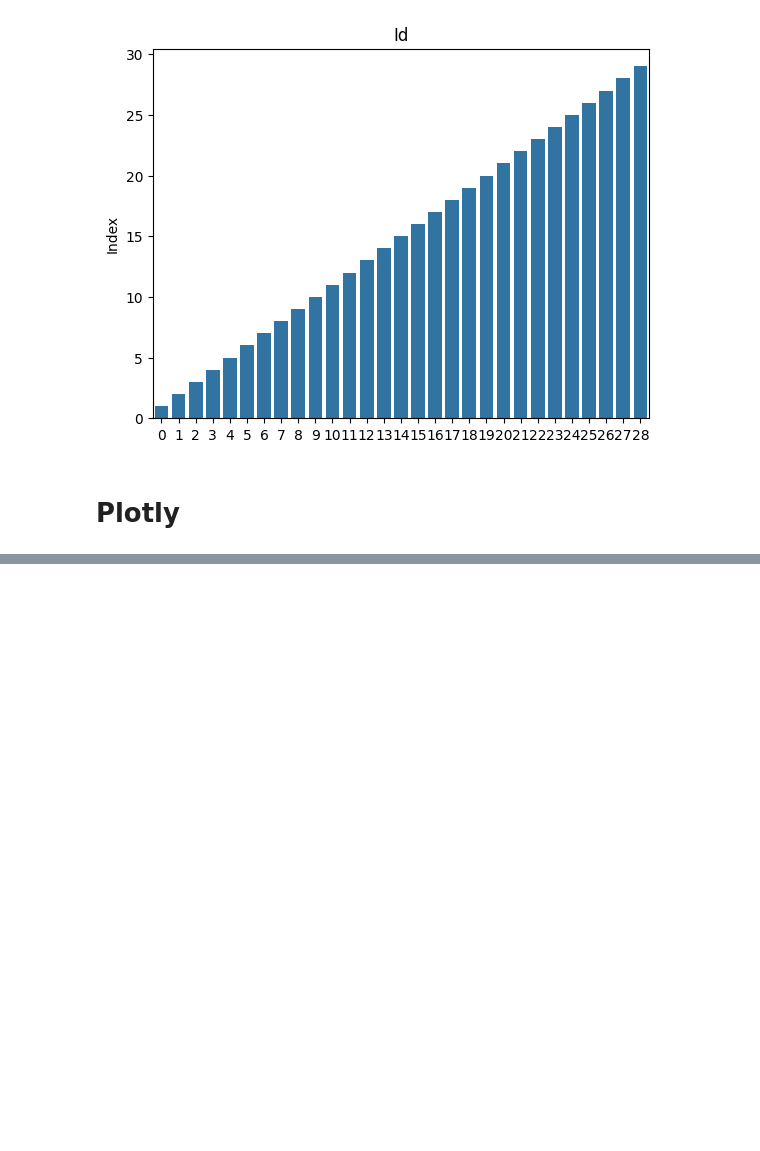
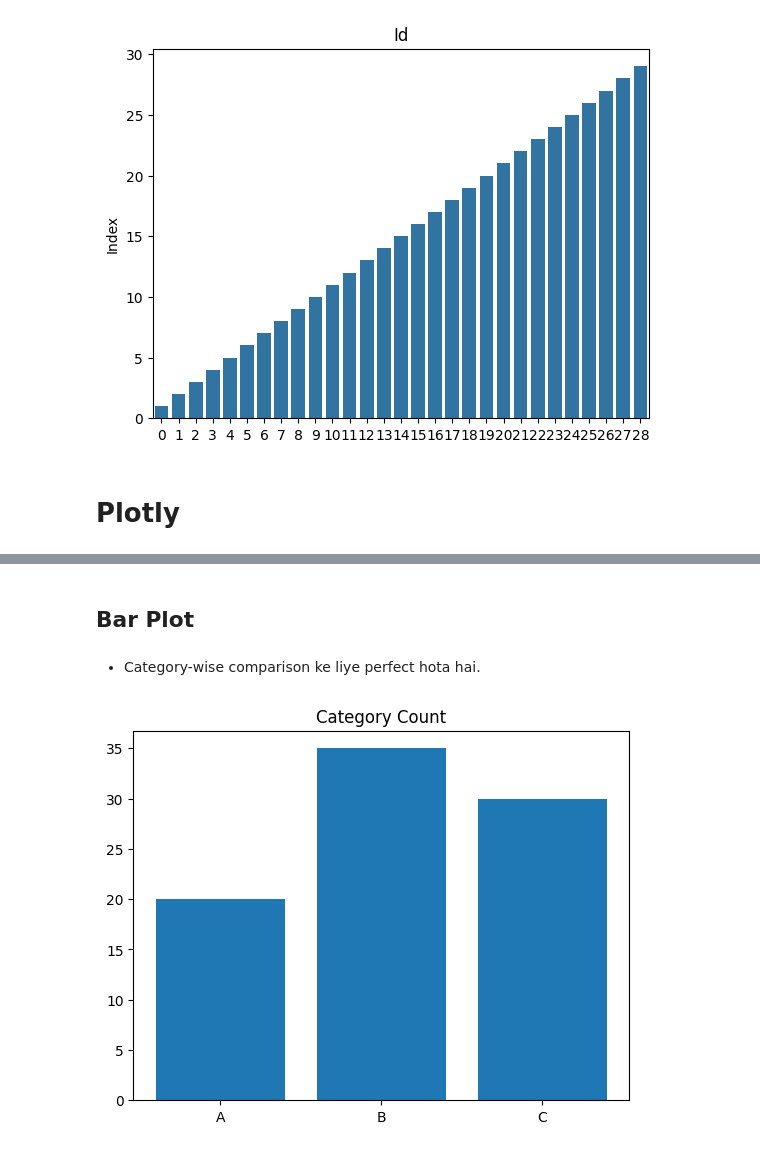
Before and after one commit to CodeSagarrr/Data-Visualitations-AIML, a Jupyter notebook: phase-1.ipynb, the cells around one changed output, grey strips where cells are left out. Drawn from its saved outputs; the diff is of its cells as text; code cells hidden in the pictures; blank space fills up the shorter version.

```diff
--- a/phase-1.ipynb
+++ b/phase-1.ipynb
@@ -109,0 +180,13 @@ fig.show()
+# %% [markdown]
+## Bar Plot
+# %% [markdown]
+* Category-wise comparison ke liye perfect hota hai.
+# %%
+plt.bar(['A','B','C'] , [20,35,30])
+
+# bar(): categorical data ko height ke form me show karta hai
+
+plt.title("Category Count")
+plt.show()
+# %% [output]
+[figure, added]
```
Also changed, not shown: parts of 22 cells of this notebook.
